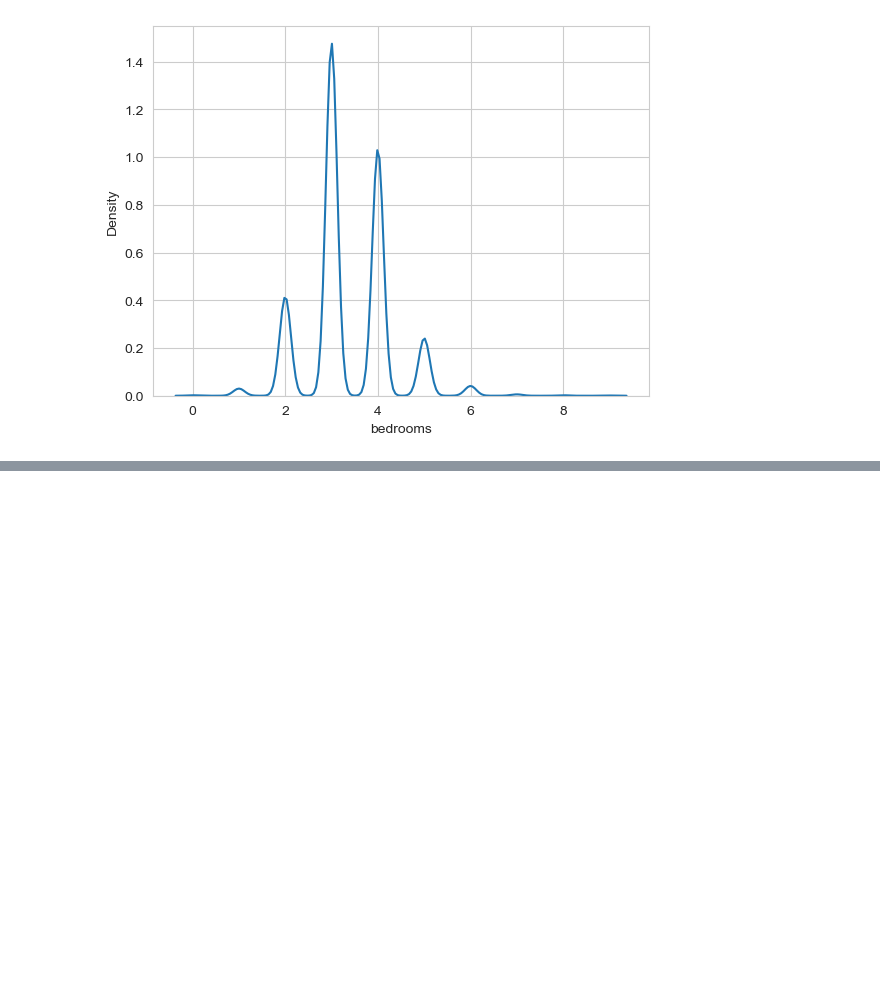
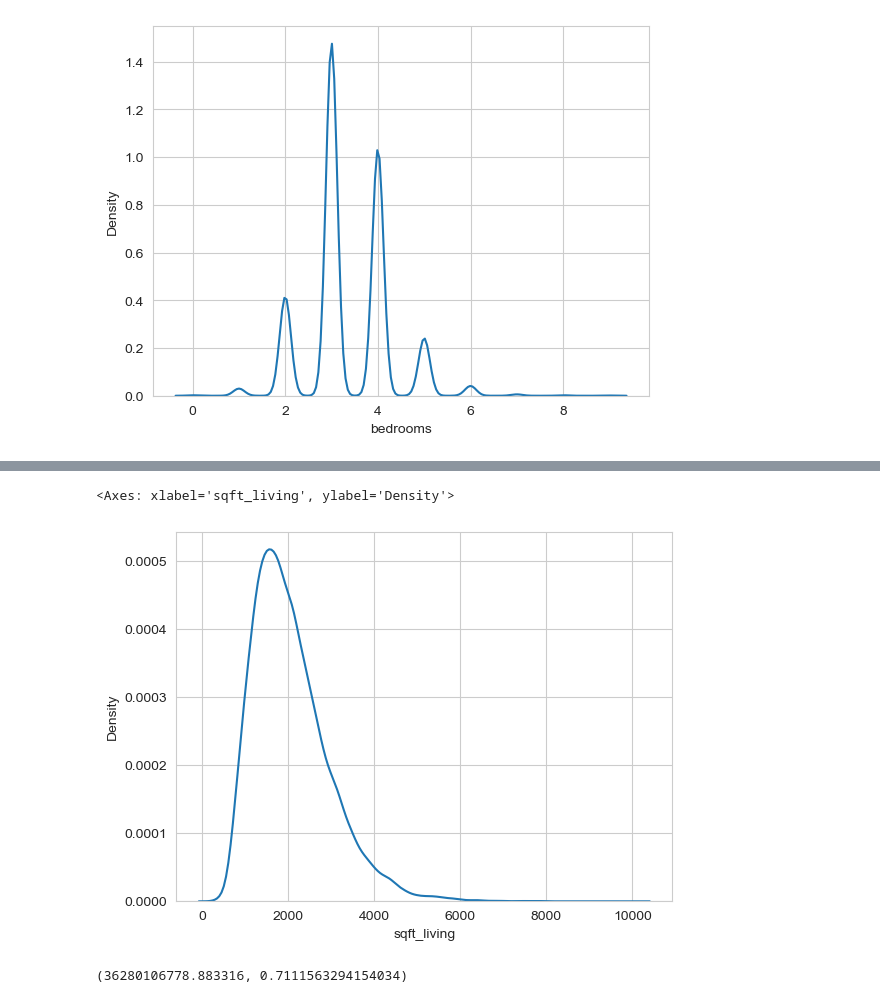
Before and after one commit to cevheri/ai-ml-train, a Jupyter notebook: Day 03/Day3 - Regresssion house - Assigment01.ipynb, the cells around one changed output, grey strips where cells are left out. Cells and saved outputs as stored; diff of their text form; code cells hidden in the pictures; blank space fills up the shorter version.

```diff
--- a/Day 03/Day3 - Regresssion house - Assigment01.ipynb
+++ b/Day 03/Day3 - Regresssion house - Assigment01.ipynb
@@ -173,0 +200,5 @@ sns.kdeplot(x = df['bedrooms'])
+# %%
+sns.kdeplot(x = df['sqft_living'])
+# %% [output]
+<Axes: xlabel='sqft_living', ylabel='Density'>
+[figure, added]
@@ -173,0 +210,4 @@ sns.kdeplot(x = df['bedrooms'])
+# %%
+model_fit(x, y, model)
+# %% [output]
+(36280106778.883316, 0.7111563294154034)
```
Also changed, not shown: parts of 12 cells of this notebook.
